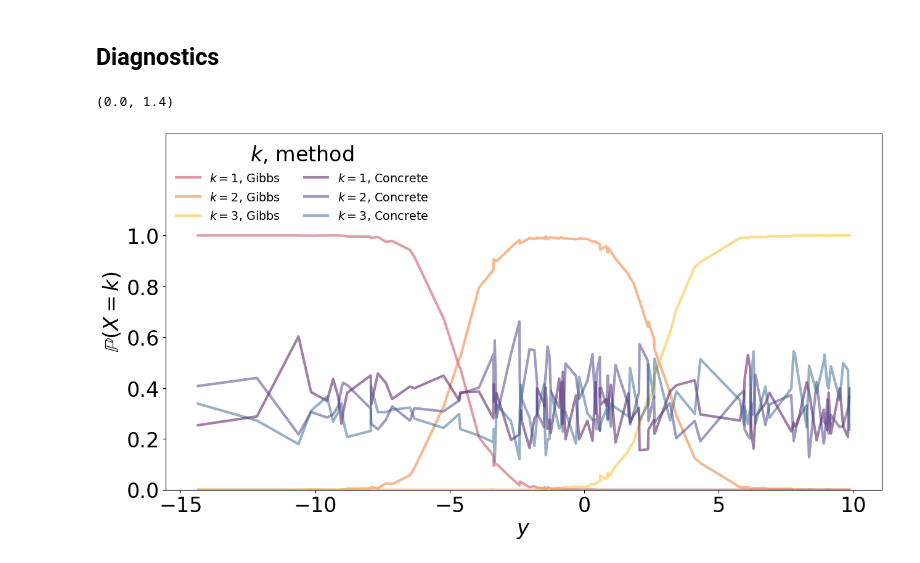
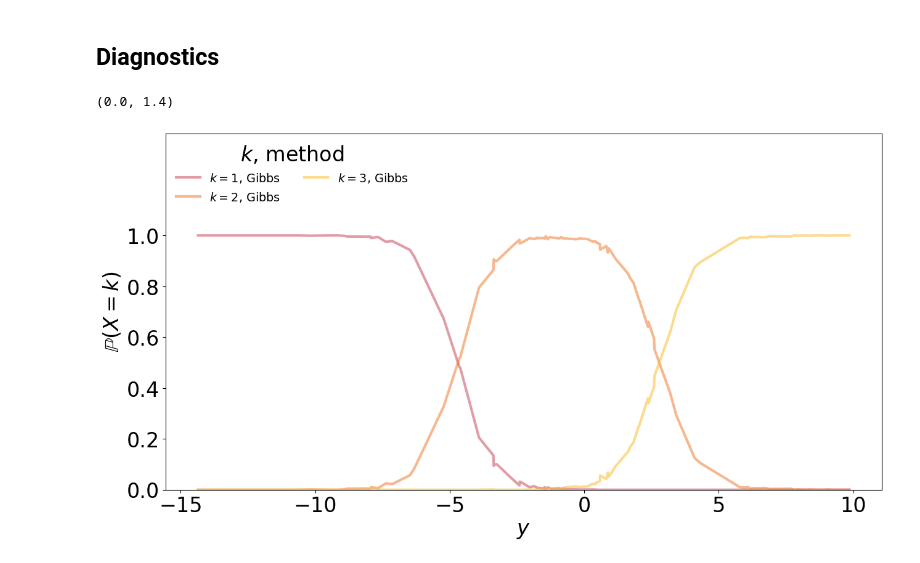
Before and after one commit to giankdiluvi/madmix, a Jupyter notebook: examples/Gaussian_mixture_model.ipynb, the cells around one changed output. Saved outputs shown, nothing was run; the diff lists cells and outputs as text; code cells hidden in the pictures.

```diff
--- a/examples/Gaussian_mixture_model.ipynb
+++ b/examples/Gaussian_mixture_model.ipynb
@@ -266,21 +266,21 @@ concrete_prbs=(concrete_prbs/np.sum(concrete_prbs,axis=0)[np.newaxis,:]).T
 # %%
 idx=np.argsort(y)
 
 gibbs_colors=['#C43C4EFF','#F17020FF','#FBB91FFF']
 plt.plot(y[idx],x_prbs[idx,0],label=r'$k=1$, Gibbs', color=gibbs_colors[0], alpha=0.5, lw=3)
 plt.plot(y[idx],x_prbs[idx,1],label=r'$k=2$, Gibbs', color=gibbs_colors[1], alpha=0.5, lw=3)
 plt.plot(y[idx],x_prbs[idx,2],label=r'$k=3$, Gibbs', color=gibbs_colors[2], alpha=0.5, lw=3)
 
 concrete_colors=['#440154FF','#453781FF','#32648EFF']
-plt.plot(y[idx],concrete_prbs[idx,0],label=r'$k=1$, Concrete', color=concrete_colors[0], alpha=0.5, lw=3)
-plt.plot(y[idx],concrete_prbs[idx,1],label=r'$k=2$, Concrete', color=concrete_colors[1], alpha=0.5, lw=3)
-plt.plot(y[idx],concrete_prbs[idx,2],label=r'$k=3$, Concrete', color=concrete_colors[2], alpha=0.5, lw=3)
+#plt.plot(y[idx],concrete_prbs[idx,0],label=r'$k=1$, Concrete', color=concrete_colors[0], alpha=0.5, lw=3)
+#plt.plot(y[idx],concrete_prbs[idx,1],label=r'$k=2$, Concrete', color=concrete_colors[1], alpha=0.5, lw=3)
+#plt.plot(y[idx],concrete_prbs[idx,2],label=r'$k=3$, Concrete', color=concrete_colors[2], alpha=0.5, lw=3)
 
 plt.legend(fontsize='xx-small',title=r'$k$, method',ncols=2,frameon=False,loc='upper left')
 plt.xlabel(r'$y$')
 plt.ylabel(r'$\mathbb{P}(X=k)$')
 plt.yticks(ticks=np.arange(0,6)/5)
 plt.ylim(0,1.4)
 # %% [output]
 (0.0, 1.4)
-[figure, old version]
+[figure, new version]
```
